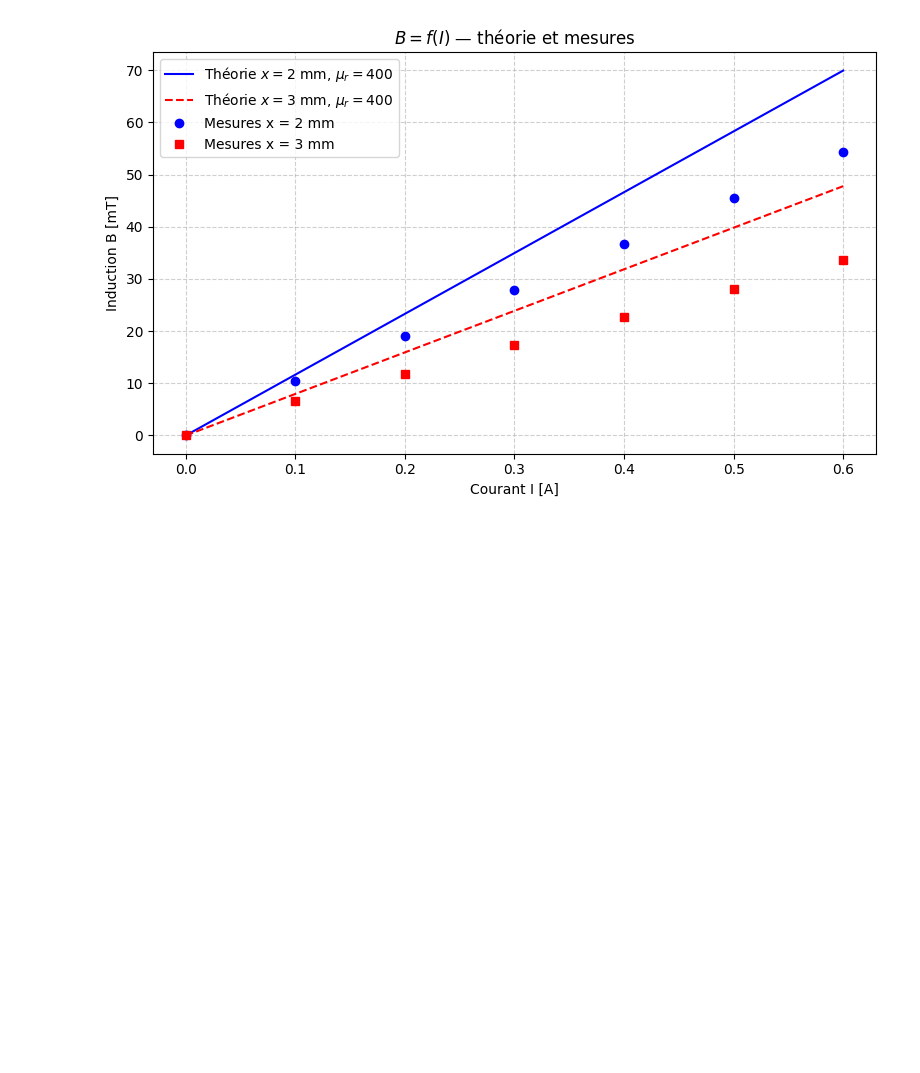
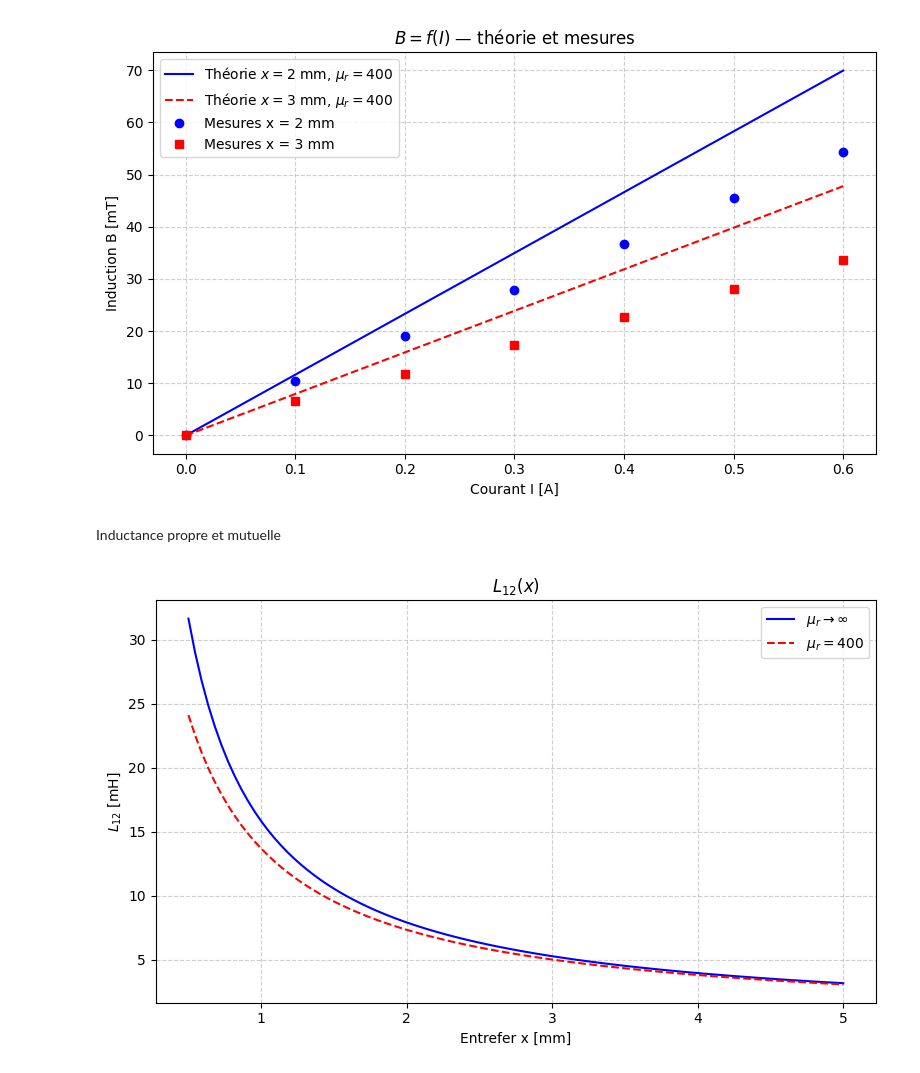
Before and after one commit to tom-berthoud/labo1mecatro, a Jupyter notebook: analysis_induction_B_fI.ipynb, the cells around one changed output. Cells and saved outputs as stored; diff of their text form; code cells hidden in the pictures; blank space fills up the shorter version.

```diff
--- a/analysis_induction_B_fI.ipynb
+++ b/analysis_induction_B_fI.ipynb
@@ -359,3 +389,83 @@ plt.show()
 58.27544195401622
 39.81266679136406
 [figure]
+# %% [markdown]
+Inductance propre et mutuelle
+# %%
+import numpy as np
+import matplotlib.pyplot as plt
+
+# Constantes
+mu0 = 4*np.pi*1e-7
+
+# Spires (à adapter)
+N1 = 500
+N2 = 200
+
+# Sections (m²)
+A_yellow = 210e-6
+A_blue = 90e-6
+A_green = 157.5e-6
+A_orange = 210e-6
+A_red = 157.5e-6
+
+# Longueurs (m)
+l_yellow = 15e-3
+l_blue = 23.25e-3
+l_green = 15e-3
+
+# ----------- RELUCTANCE -----------
+
+def R_eq(x_mm, mu_r):
+    x = x_mm * 1e-3
+
+    if mu_r == np.inf:
+        R_y = 0
+        R_b = 0
+        R_g = 0
+    else:
+        R_y = l_yellow / (mu0 * mu_r * A_yellow)
+        R_b = l_blue   / (mu0 * mu_r * A_blue)
+        R_g = l_green  / (mu0 * mu_r * A_green)
+
+    # Entrefer
+    R_o = x / (mu0 * A_orange)
+    R_r = x / (mu0 * A_red)
+
+    return 2*R_y + R_o + 0.5*(2*R_b + 2*R_g + R_r)
+
+# ----------- L12 -----------
+
+def L12(x_mm, mu_r):
+    return (N1 * N2) / R_eq(x_mm, mu_r)
+
+# Domaine x
+x_vals = np.linspace(0.5, 5, 100)
+
+# Calculs
+L12_400 = [L12(x, 400) for x in x_vals]
+L12_inf = [L12(x, np.inf) for x in x_vals]
+
+# Conversion en mH
+L12_400 = np.array(L12_400) * 1e3
+L12_inf = np.array(L12_inf) * 1e3
+
+# ----------- PLOT -----------
+
+plt.figure(figsize=(8,5))
+
+plt.plot(x_vals, L12_inf, color='blue', label=r'$\mu_r \to \infty$')
+plt.plot(x_vals, L12_400, 'r--', label=r'$\mu_r = 400$')
+
+plt.xlabel('Entrefer x [mm]')
+plt.ylabel(r'$L_{12}$ [mH]')
+plt.title(r'$L_{12}(x)$')
+
+plt.grid(True, linestyle='--', alpha=0.6)
+plt.legend()
+
+plt.tight_layout()
+plt.savefig('rapport/images/L12.png', dpi=300)
+plt.show()
+# %% [output]
+[figure, added]
```
Also changed, not shown: parts of 1 cell of this notebook, 3 other files.
